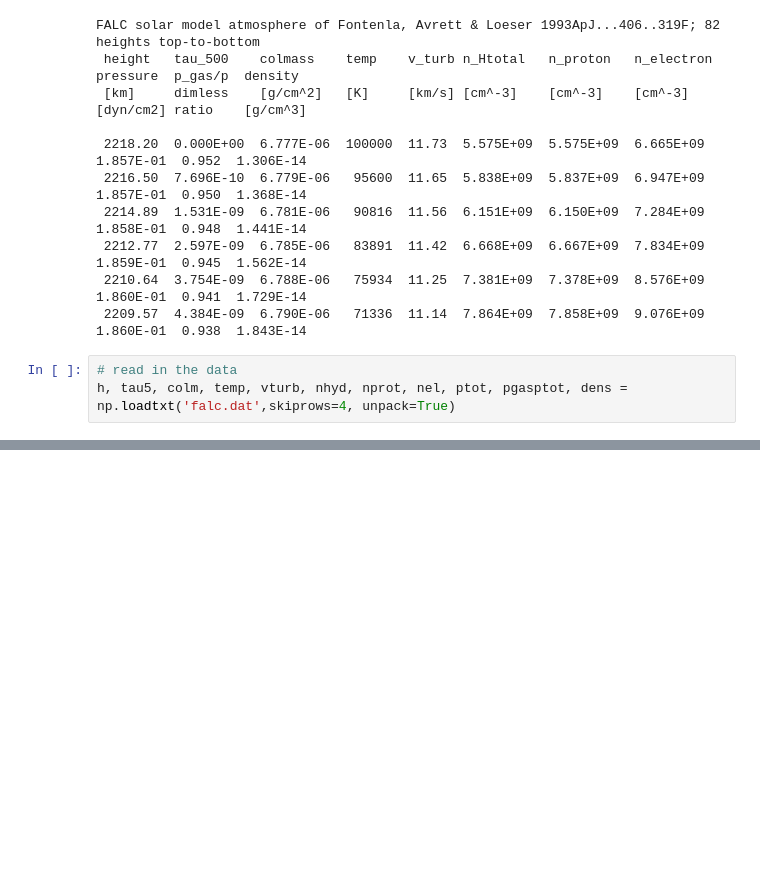
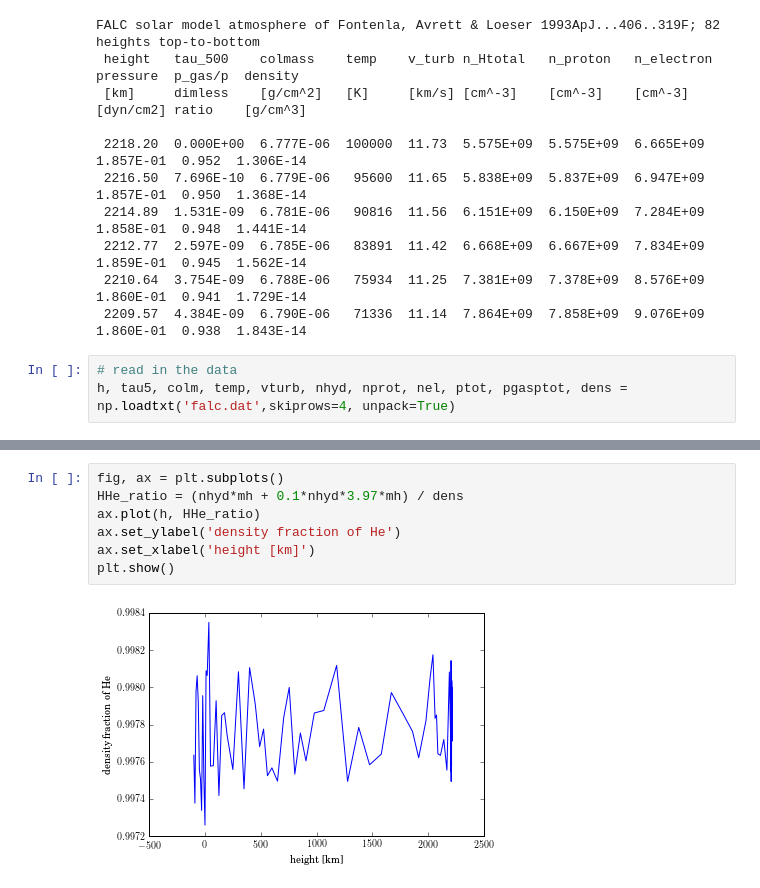
Before and after one commit to mattcwilde/Classes, a Jupyter notebook: ASTR521/HW4/LAB_B1.ipynb, the cells around one changed output, grey strips where cells are left out. Cells and saved outputs as stored; diff of their text form; blank space fills up the shorter version.

```diff
--- a/ASTR521/HW4/LAB_B1.ipynb
+++ b/ASTR521/HW4/LAB_B1.ipynb
@@ -35,0 +79,9 @@ ax.set_ylabel('temperature [K]')
+# %%
+fig, ax = plt.subplots()
+HHe_ratio = (nhyd*mh + 0.1*nhyd*3.97*mh) / dens
+ax.plot(h, HHe_ratio)
+ax.set_ylabel('density fraction of He')
+ax.set_xlabel('height [km]')
+plt.show()
+# %% [output]
+[figure, added]
```
Also changed, not shown: parts of 37 cells of this notebook, 2 other files.
